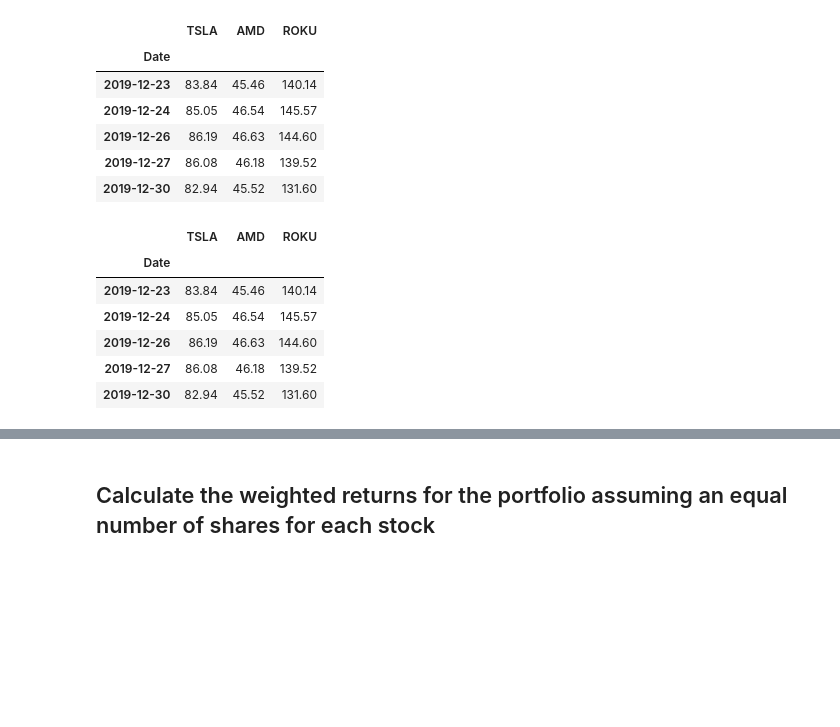
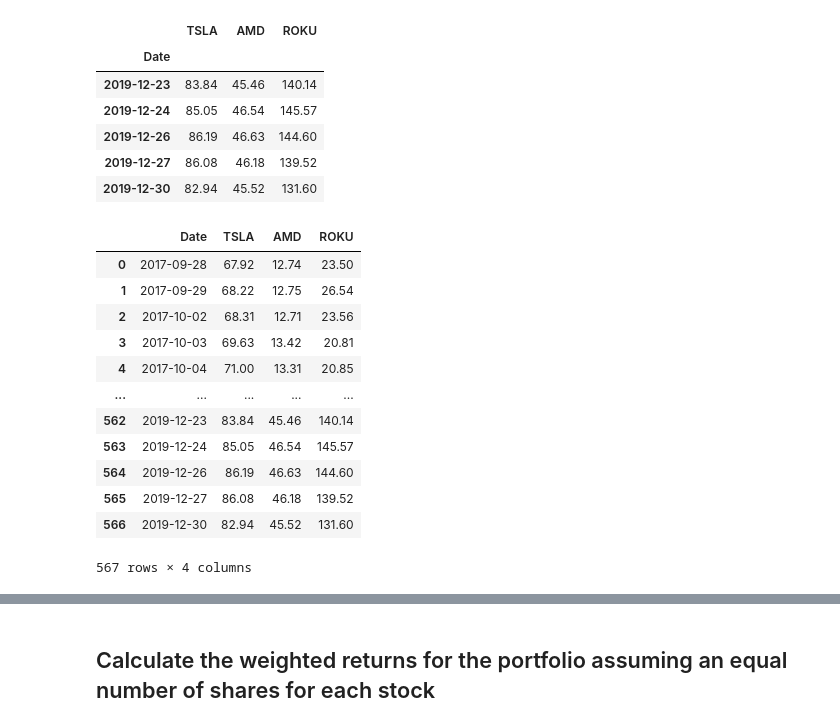
Before and after one commit to dbogatic/jupyter-homework, a Jupyter notebook: whale_analysis.ipynb, the cells around one changed output, grey strips where cells are left out. Cells and saved outputs as stored; diff of their text form; code cells hidden in the pictures; blank space fills up the shorter version.

```diff
--- a/whale_analysis.ipynb
+++ b/whale_analysis.ipynb
@@ -503,16 +503,21 @@ combined_stock_prices.tail()
 # %%
 # Reset the index
 # YOUR CODE HERE
-combined_stock_prices.reset_index
-combined_stock_prices.tail()
+combined_stock_prices.reset_index()
 # %% [output]
-|  | TSLA | AMD | ROKU |
-| Date |  |  |  |
-| 2019-12-23 | 83.84 | 45.46 | 140.14 |
-| 2019-12-24 | 85.05 | 46.54 | 145.57 |
-| 2019-12-26 | 86.19 | 46.63 | 144.60 |
-| 2019-12-27 | 86.08 | 46.18 | 139.52 |
-| 2019-12-30 | 82.94 | 45.52 | 131.60 |
+|  | Date | TSLA | AMD | ROKU |
+| 0 | 2017-09-28 | 67.92 | 12.74 | 23.50 |
+| 1 | 2017-09-29 | 68.22 | 12.75 | 26.54 |
+| 2 | 2017-10-02 | 68.31 | 12.71 | 23.56 |
+| 3 | 2017-10-03 | 69.63 | 13.42 | 20.81 |
+| 4 | 2017-10-04 | 71.00 | 13.31 | 20.85 |
+| ... | ... | ... | ... | ... |
+| 562 | 2019-12-23 | 83.84 | 45.46 | 140.14 |
+| 563 | 2019-12-24 | 85.05 | 46.54 | 145.57 |
+| 564 | 2019-12-26 | 86.19 | 46.63 | 144.60 |
+| 565 | 2019-12-27 | 86.08 | 46.18 | 139.52 |
+| 566 | 2019-12-30 | 82.94 | 45.52 | 131.60 |
+567 rows × 4 columns
 # %%
 # Pivot so that each column of prices represents a unique symbol
 # YOUR CODE HERE
```
Also changed, not shown: parts of 8 cells of this notebook.
